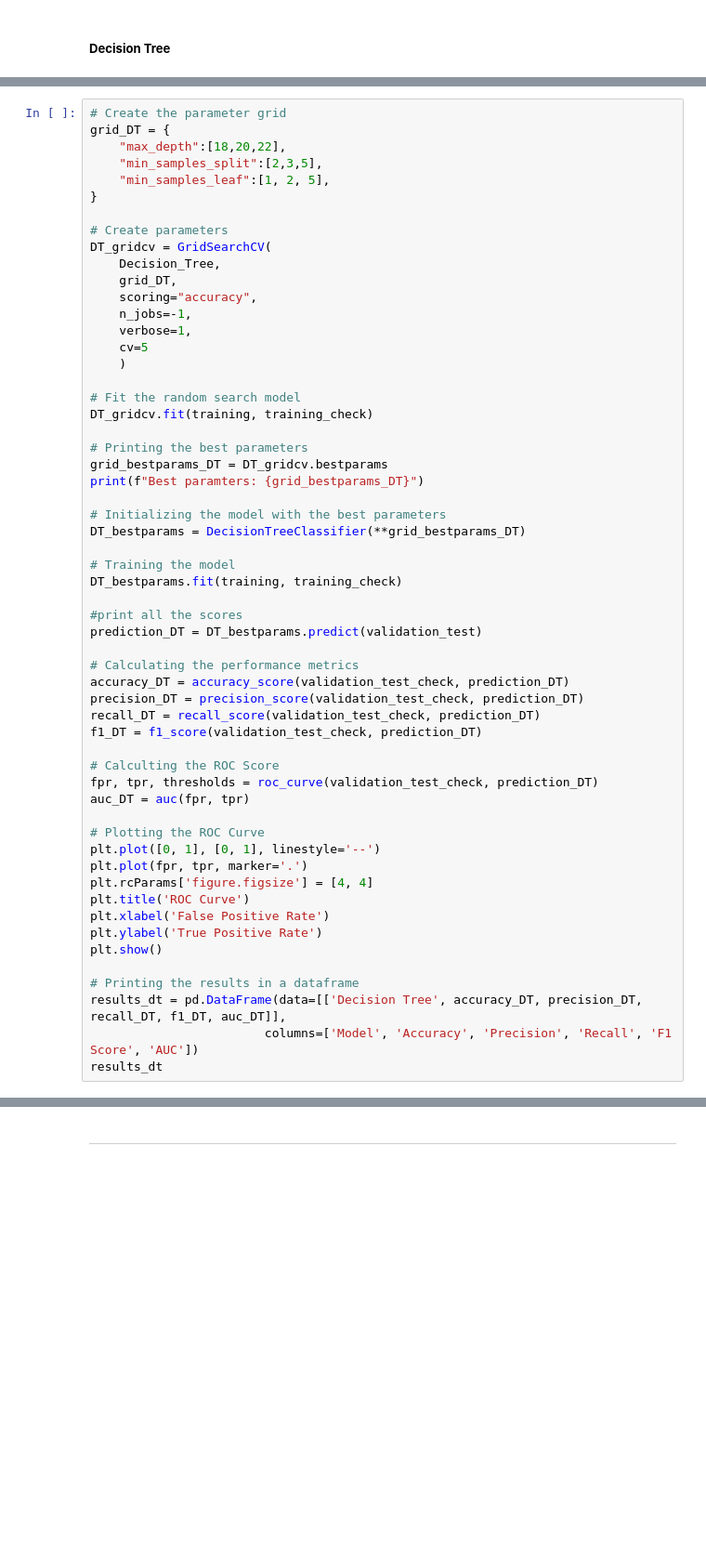
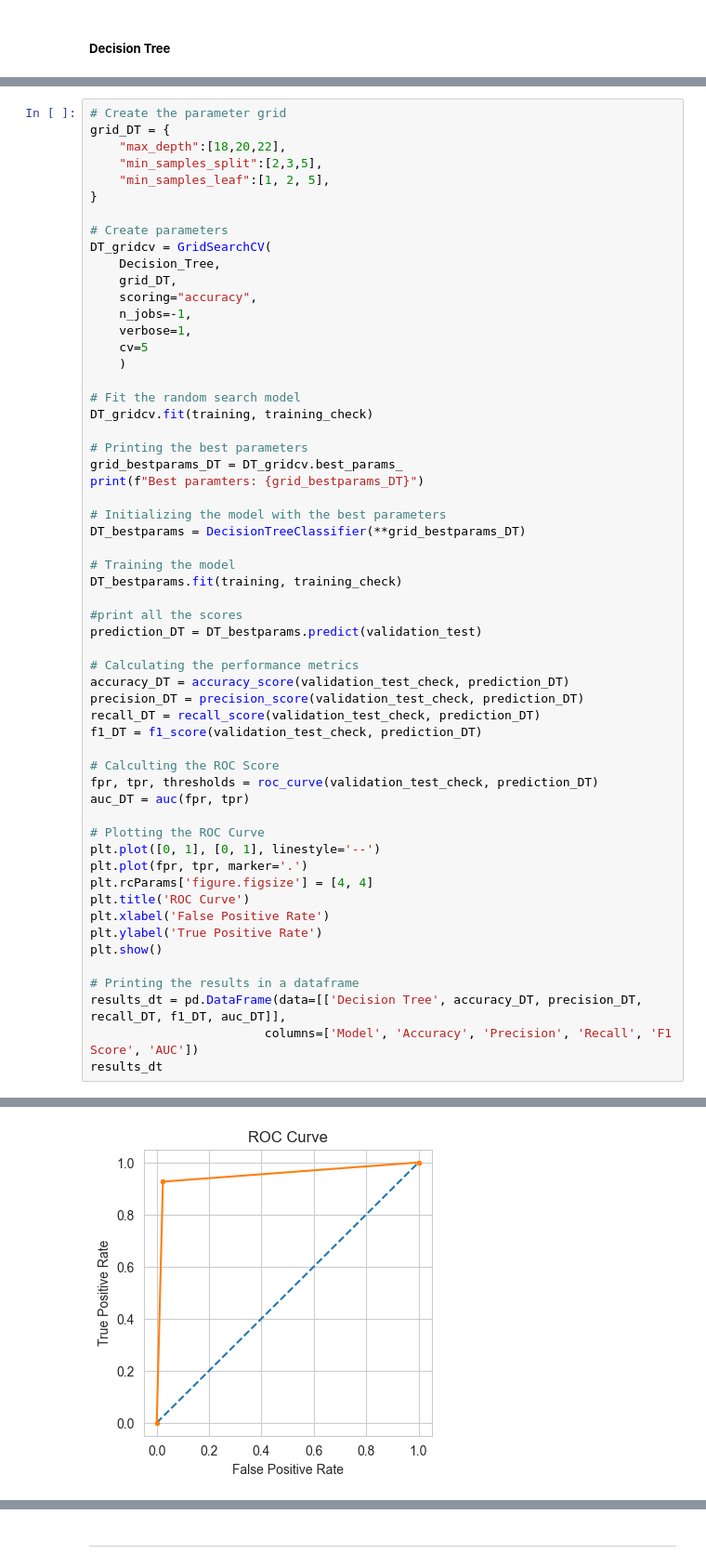
Before and after one commit to Chargent/Trains-Customers-Satisfaction-Machine-Learning-Project, a Jupyter notebook: main.ipynb, the cells around one changed output, grey strips where cells are left out. Shown at 93% size. Drawn from its saved outputs; the diff is of its cells as text; blank space fills up the shorter version.

```diff
--- a/main.ipynb
+++ b/main.ipynb
@@ -881,7 +888,7 @@ DT_gridcv = GridSearchCV(
 DT_gridcv.fit(training, training_check)
 
 # Printing the best parameters
-grid_bestparams_DT = DT_gridcv.bestparams
+grid_bestparams_DT = DT_gridcv.best_params_
 print(f"Best paramters: {grid_bestparams_DT}")
 
 # Initializing the model with the best parameters
@@ -916,3 +923,4 @@ plt.show()
 results_dt = pd.DataFrame(data=[['Decision Tree', accuracy_DT, precision_DT, recall_DT, f1_DT, auc_DT]],
                         columns=['Model', 'Accuracy', 'Precision', 'Recall', 'F1 Score', 'AUC'])
 results_dt
+# %% [output]
@@ -918,0 +929 @@ results_dt
+[figure, added]
```
Also changed, not shown: parts of 32 cells of this notebook.
